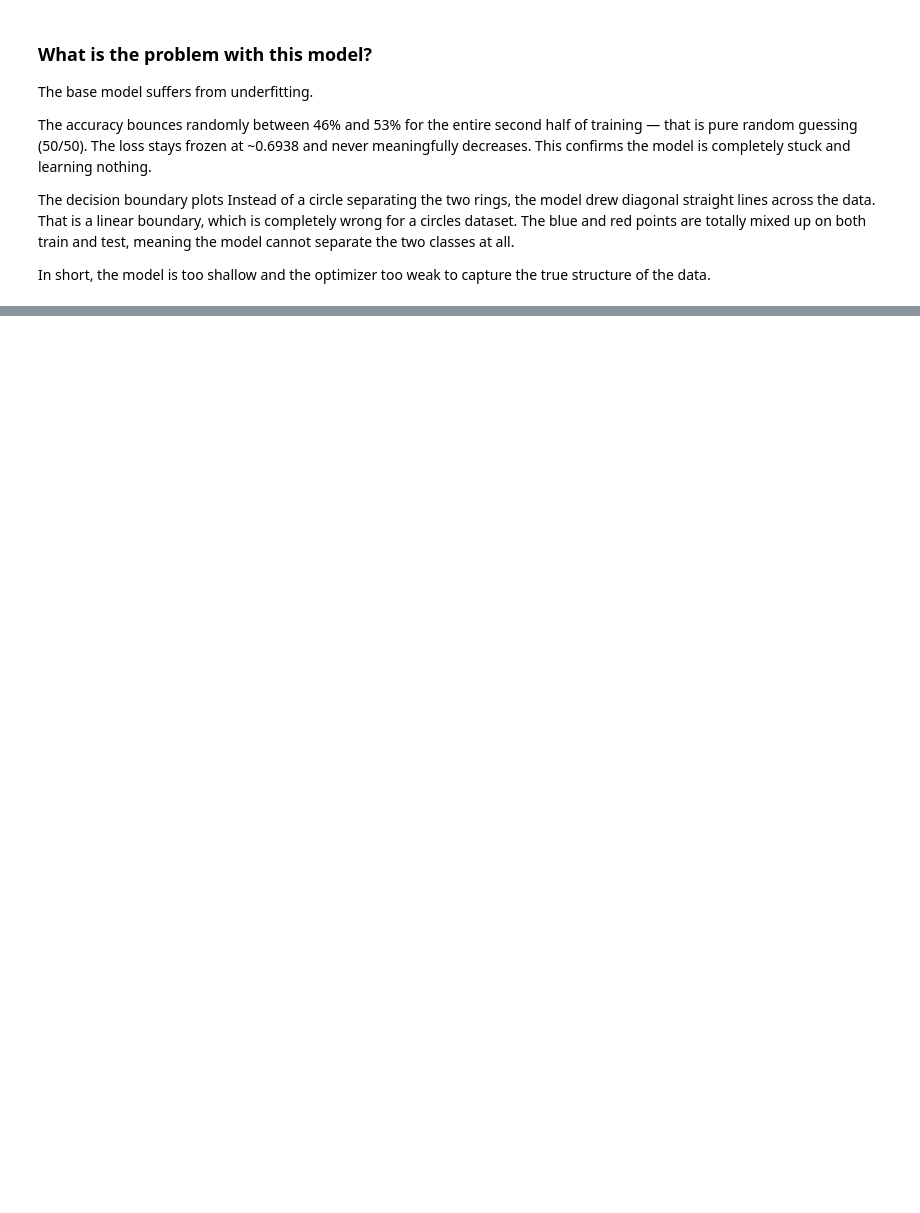
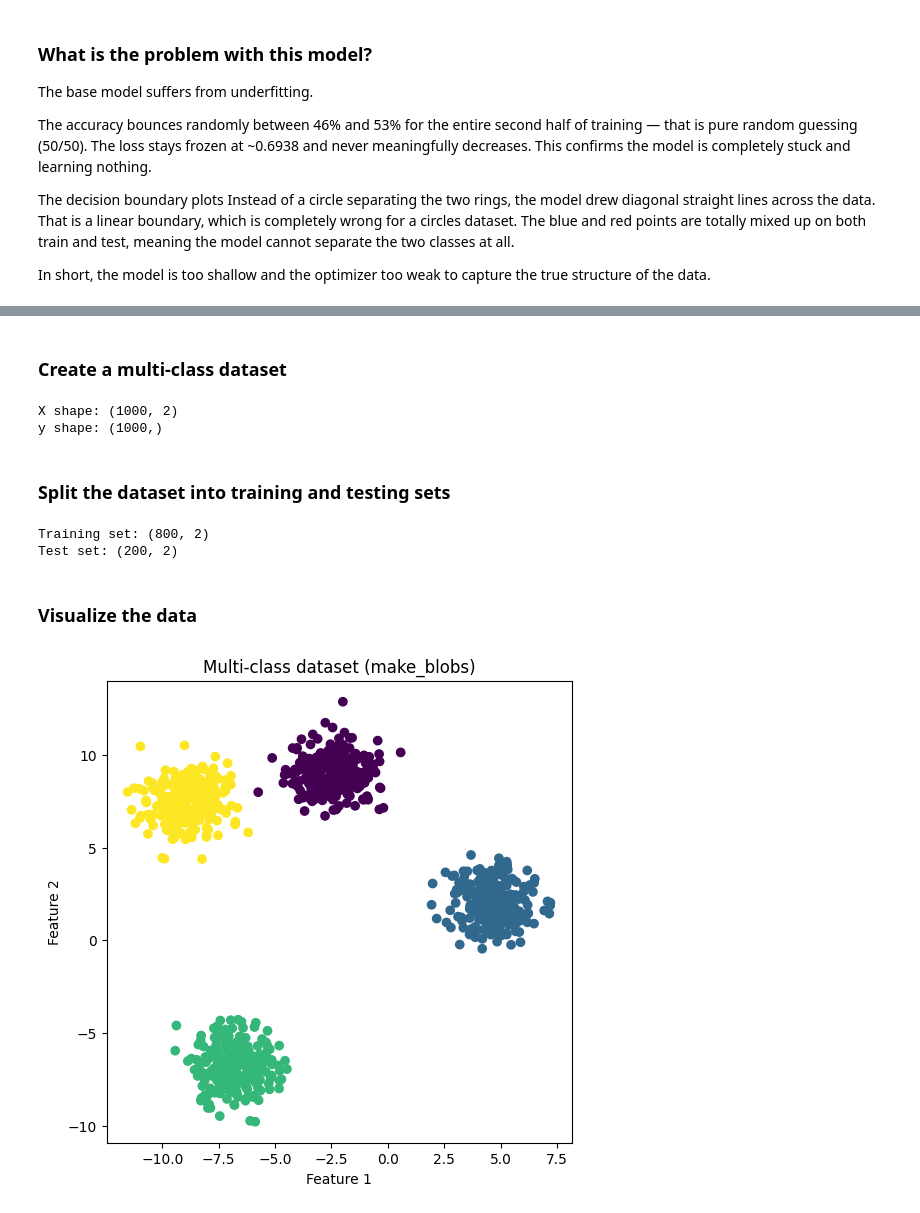
Before and after one commit to yasmineelhakem/deep_learning_labs, a Jupyter notebook: dnn.ipynb, the cells around one changed output, grey strips where cells are left out. Drawn from its saved outputs; the diff is of its cells as text; code cells hidden in the pictures; blank space fills up the shorter version.

Commit message:
tp2 multi-classification

```diff
--- a/dnn.ipynb
+++ b/dnn.ipynb
@@ -191,0 +257,47 @@ Instead of a circle separating the two rings, the model drew diagonal straight l
+# %% [markdown]
+### Create a multi-class dataset
+# %%
+from sklearn.datasets import make_blobs
+
+X, y = make_blobs(
+    n_samples=1000,
+    centers=4,       # number of classes
+    n_features=2,
+    random_state=42
+)
+
+print("X shape:", X.shape)
+print("y shape:", y.shape)
+# %% [output]
+X shape: (1000, 2)
+y shape: (1000,)
+# %% [markdown]
+### Split the dataset into training and testing sets
+# %%
+from sklearn.model_selection import train_test_split
+
+X_train, X_test, y_train, y_test = train_test_split(
+    X,
+    y,
+    test_size=0.2,
+    random_state=42
+)
+
+print("Training set:", X_train.shape)
+print("Test set:", X_test.shape)
+# %% [output]
+Training set: (800, 2)
+Test set: (200, 2)
+# %% [markdown]
+### Visualize the data
+# %%
+import matplotlib.pyplot as plt
+
+plt.figure(figsize=(6,6))
+plt.scatter(X[:,0], X[:,1], c=y, cmap='viridis')
+plt.title("Multi-class dataset (make_blobs)")
+plt.xlabel("Feature 1")
+plt.ylabel("Feature 2")
+plt.show()
+# %% [output]
+[figure, added]
```
Also changed, not shown: parts of 25 cells of this notebook.
